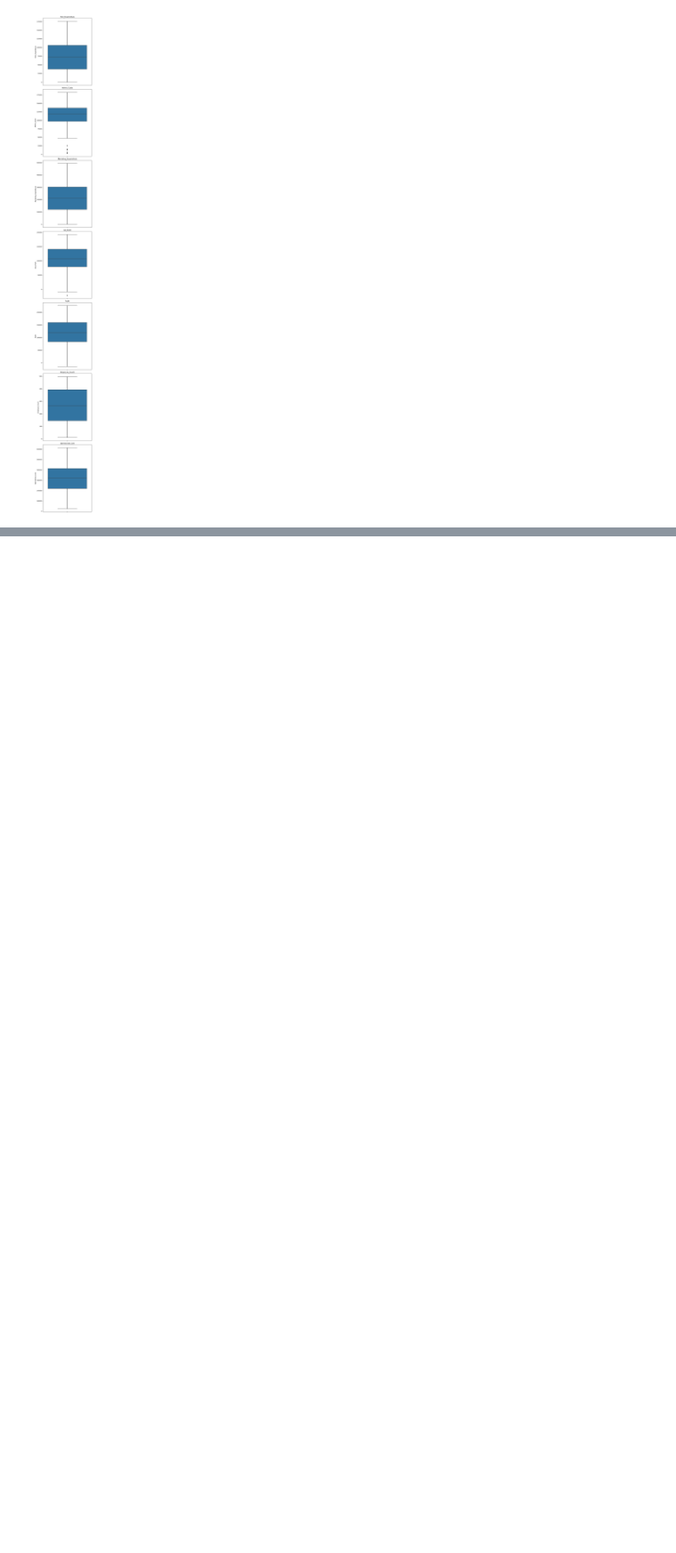
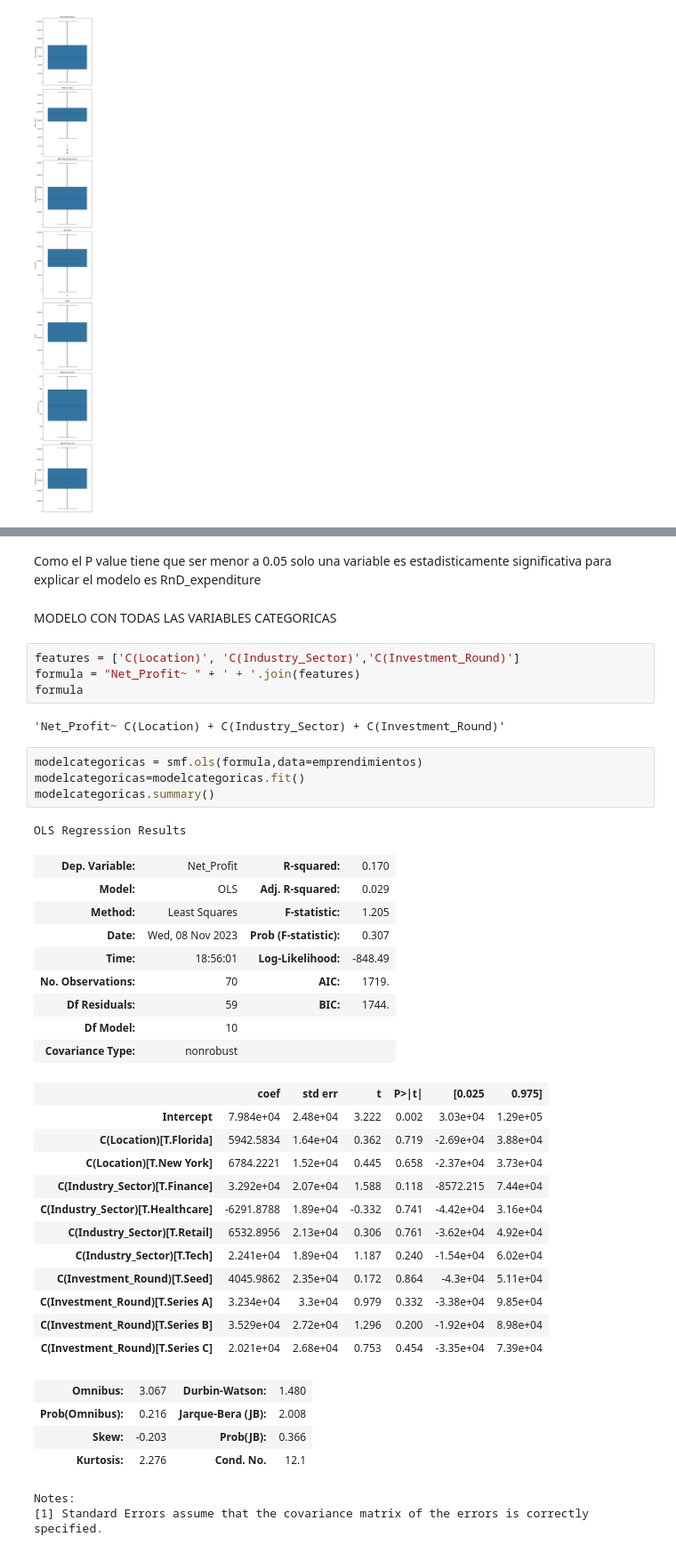
Before and after one commit to Chiaraaorlando/Regresion, a Jupyter notebook: regresion tp chiara orlando.ipynb, the cells around one changed output, grey strips where cells are left out. Shown at 89% size. Drawn from its saved outputs; the diff is of its cells as text; blank space fills up the shorter version.

```diff
--- a/regresion tp chiara orlando.ipynb
+++ b/regresion tp chiara orlando.ipynb
@@ -284,0 +363,43 @@ emprendimientos[emprendimientos['Operational_Cost']<200000]
+# %% [markdown]
+Como el P value tiene que ser menor a 0.05 solo una variable es estadisticamente significativa para explicar el modelo es RnD_expenditure
+# %% [markdown]
+MODELO CON TODAS LAS VARIABLES CATEGORICAS
+# %%
+features = ['C(Location)', 'C(Industry_Sector)','C(Investment_Round)']
+formula = "Net_Profit~ " + ' + '.join(features)
+formula
+# %% [output]
+'Net_Profit~ C(Location) + C(Industry_Sector) + C(Investment_Round)'
+# %%
+modelcategoricas = smf.ols(formula,data=emprendimientos)
+modelcategoricas=modelcategoricas.fit()
+modelcategoricas.summary()
+# %% [output]
+OLS Regression Results
+| Dep. Variable: | Net_Profit | R-squared: | 0.170 |
+| Model: | OLS | Adj. R-squared: | 0.029 |
+| Method: | Least Squares | F-statistic: | 1.205 |
+| Date: | Wed, 08 Nov 2023 | Prob (F-statistic): | 0.307 |
+| Time: | 18:56:01 | Log-Likelihood: | -848.49 |
+| No. Observations: | 70 | AIC: | 1719. |
+| Df Residuals: | 59 | BIC: | 1744. |
+| Df Model: | 10 |  |  |
+| Covariance Type: | nonrobust |  |  |
+|  | coef | std err | t | P>|t| | [0.025 | 0.975] |
+| Intercept | 7.984e+04 | 2.48e+04 | 3.222 | 0.002 | 3.03e+04 | 1.29e+05 |
+| C(Location)[T.Florida] | 5942.5834 | 1.64e+04 | 0.362 | 0.719 | -2.69e+04 | 3.88e+04 |
+| C(Location)[T.New York] | 6784.2221 | 1.52e+04 | 0.445 | 0.658 | -2.37e+04 | 3.73e+04 |
+| C(Industry_Sector)[T.Finance] | 3.292e+04 | 2.07e+04 | 1.588 | 0.118 | -8572.215 | 7.44e+04 |
+| C(Industry_Sector)[T.Healthcare] | -6291.8788 | 1.89e+04 | -0.332 | 0.741 | -4.42e+04 | 3.16e+04 |
+| C(Industry_Sector)[T.Retail] | 6532.8956 | 2.13e+04 | 0.306 | 0.761 | -3.62e+04 | 4.92e+04 |
+| C(Industry_Sector)[T.Tech] | 2.241e+04 | 1.89e+04 | 1.187 | 0.240 | -1.54e+04 | 6.02e+04 |
+| C(Investment_Round)[T.Seed] | 4045.9862 | 2.35e+04 | 0.172 | 0.864 | -4.3e+04 | 5.11e+04 |
+| C(Investment_Round)[T.Series A] | 3.234e+04 | 3.3e+04 | 0.979 | 0.332 | -3.38e+04 | 9.85e+04 |
+| C(Investment_Round)[T.Series B] | 3.529e+04 | 2.72e+04 | 1.296 | 0.200 | -1.92e+04 | 8.98e+04 |
+| C(Investment_Round)[T.Series C] | 2.021e+04 | 2.68e+04 | 0.753 | 0.454 | -3.35e+04 | 7.39e+04 |
+| Omnibus: | 3.067 | Durbin-Watson: | 1.480 |
+| Prob(Omnibus): | 0.216 | Jarque-Bera (JB): | 2.008 |
+| Skew: | -0.203 | Prob(JB): | 0.366 |
+| Kurtosis: | 2.276 | Cond. No. | 12.1 |
+Notes:
+[1] Standard Errors assume that the covariance matrix of the errors is correctly specified.
```
Also changed, not shown: parts of 18 cells of this notebook, 1 other file.
